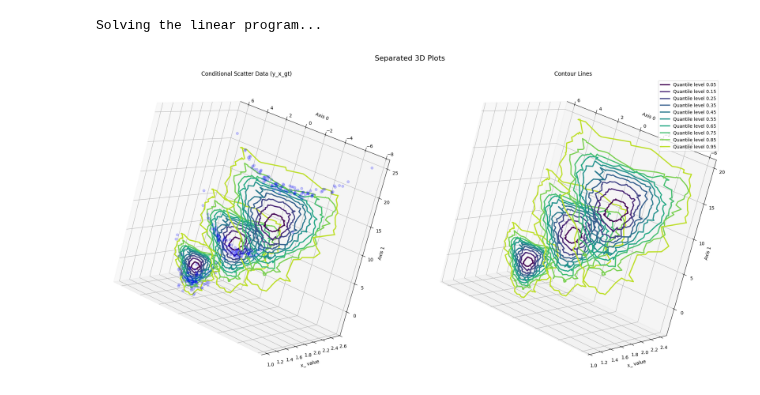
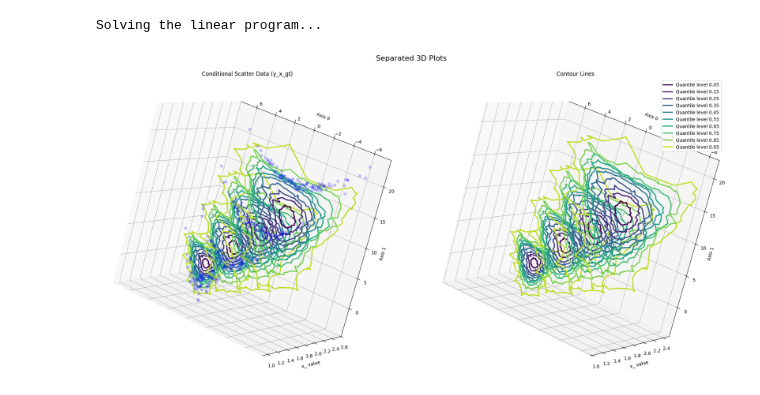
Before and after one commit to VldKnd/conditional_quantile_function, a Jupyter notebook: notebooks/linear_vector_quantile_regression.ipynb, the cells around one changed output. Drawn from its saved outputs; the diff is of its cells as text; code cells hidden in the pictures.

```diff
--- a/notebooks/linear_vector_quantile_regression.ipynb
+++ b/notebooks/linear_vector_quantile_regression.ipynb
@@ -19,7 +19,7 @@ Solving the linear program...
 # %%
 %matplotlib inline
 from utils.plot import plot_potentials_from_banana_dataset
 
-plot_potentials_from_banana_dataset(model=model, number_of_conditional_points=3, number_of_points_to_sample=100, tensor_parameteres=experiment.tensor_parameteres)
+plot_potentials_from_banana_dataset(model=model, number_of_conditional_points=4, number_of_points_to_sample=100, tensor_parameteres=experiment.tensor_parameteres)
 # %% [output]
-[figure, old version]
+[figure, new version]
```
Also changed, not shown: 8 other files.
